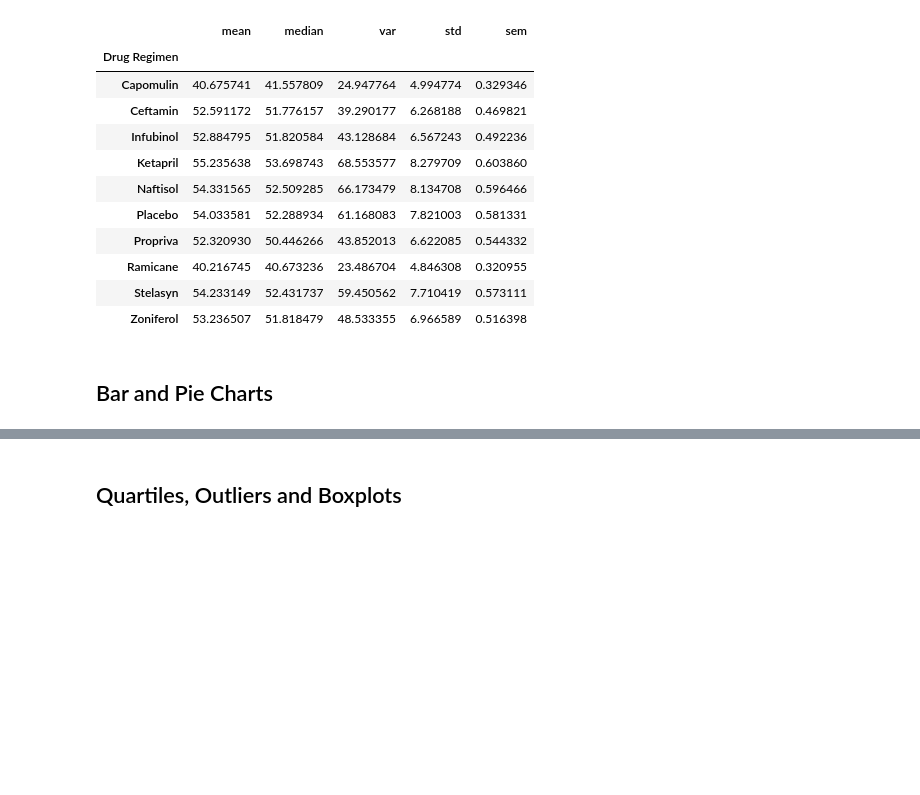
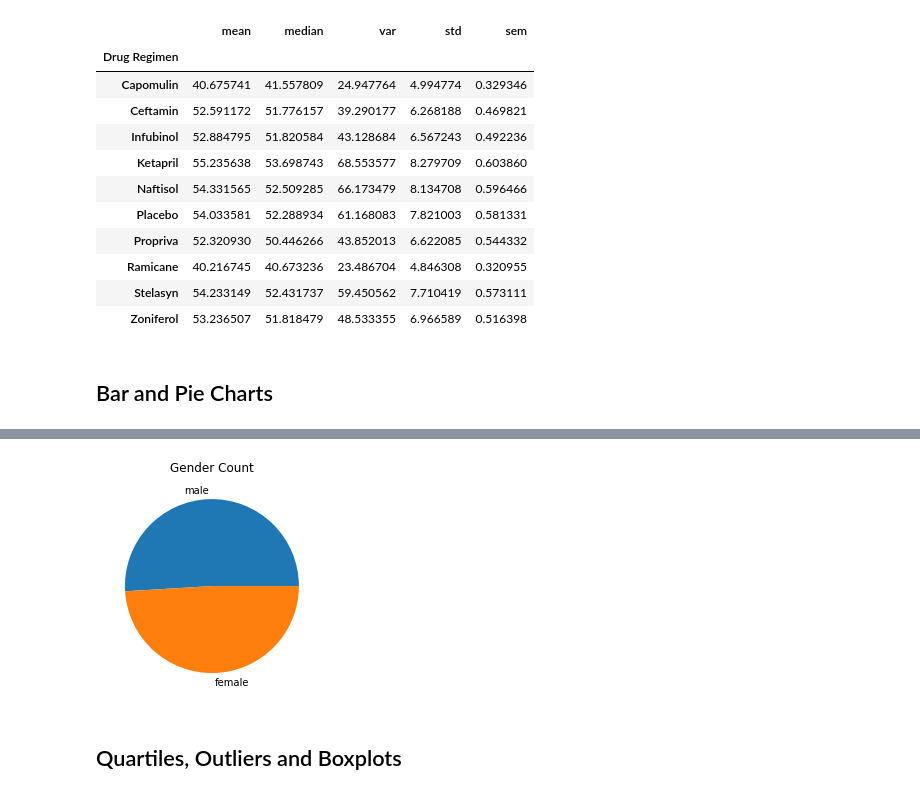
Before and after one commit to nguye453/matplotlib-challenge, a Jupyter notebook: Pymaceuticals/pymaceuticals_starter.ipynb, the cells around one changed output, grey strips where cells are left out. Saved outputs shown, nothing was run; the diff lists cells and outputs as text; code cells hidden in the pictures; blank space fills up the shorter version.

```diff
--- a/Pymaceuticals/pymaceuticals_starter.ipynb
+++ b/Pymaceuticals/pymaceuticals_starter.ipynb
@@ -117,5 +162,11 @@ Tumor Volume (mm3) Statistics by Drug Regimen
 # %%
 # Generate a pie plot showing the distribution of female versus male mice using pyplot
+labels = 'male', 'female'
+plt.pie(gender_count, labels=labels)
+plt.title('Gender Count')
+plt.show()
+# %% [output]
+[figure, added]
 # %% [markdown]
 ## Quartiles, Outliers and Boxplots
 # %%
```
Also changed, not shown: parts of 12 cells of this notebook.
